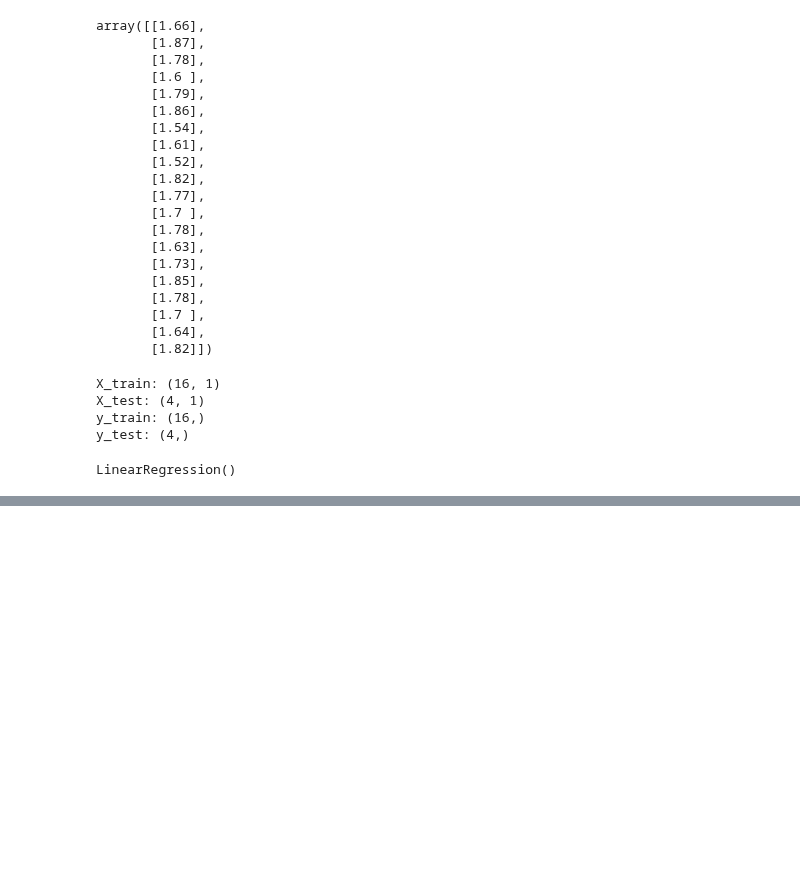
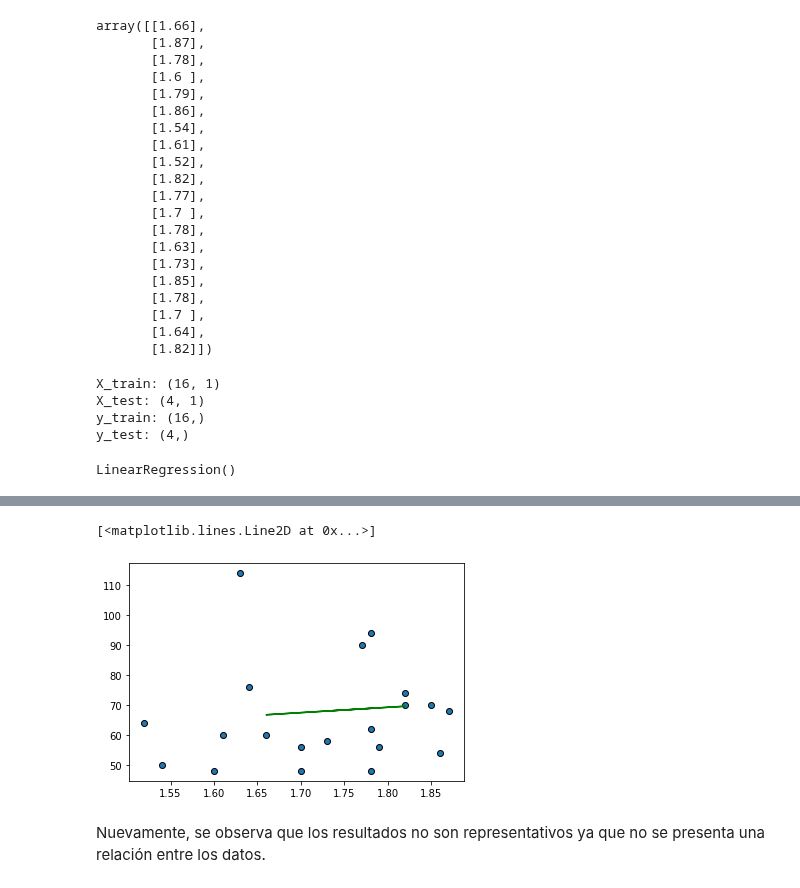
Before and after one commit to leo90rc/Leonardo.DataScience, a Jupyter notebook: week8_EDA_project_ML_lr/day5_ml_linear_regression/exercises/height_weight.ipynb, the cells around one changed output, grey strips where cells are left out. Cells and saved outputs as stored; diff of their text form; code cells hidden in the pictures; blank space fills up the shorter version.

```diff
--- a/week8_EDA_project_ML_lr/day5_ml_linear_regression/exercises/height_weight.ipynb
+++ b/week8_EDA_project_ML_lr/day5_ml_linear_regression/exercises/height_weight.ipynb
@@ -91,0 +252,4 @@ plt.plot(X_test, predict, c = 'g')
+# %%
+X_edad_x_2 = np.array(X_edad_x_2).reshape(-1, 1)
+# %%
+X_train_edad_x_2, X_test_edad_x_2, y_train_edad_x_2, y_test_edad_x_2 = train_test_split(X_edad_x_2, y_edad_x_2, test_size=0.2)
@@ -91,0 +261,2 @@ plt.plot(X_test, predict, c = 'g')
+# %%
+predict_edad_x_2 = model_edad_x_2.predict(X_test_edad_x_2)
@@ -91,0 +275,8 @@ plt.plot(X_test, predict, c = 'g')
+# %%
+plt.scatter(X_edad_x_2, y_edad_x_2, edgecolors= 'black')
+plt.plot(X_test_edad_x_2, predict_edad_x_2, c = 'g')
+# %% [output]
+[<matplotlib.lines.Line2D at 0x...>]
+[figure, added]
+# %% [markdown]
+Nuevamente, se observa que los resultados no son representativos ya que no se presenta una relación entre los datos.
```
Also changed, not shown: parts of 34 cells of this notebook, 28 other files.
